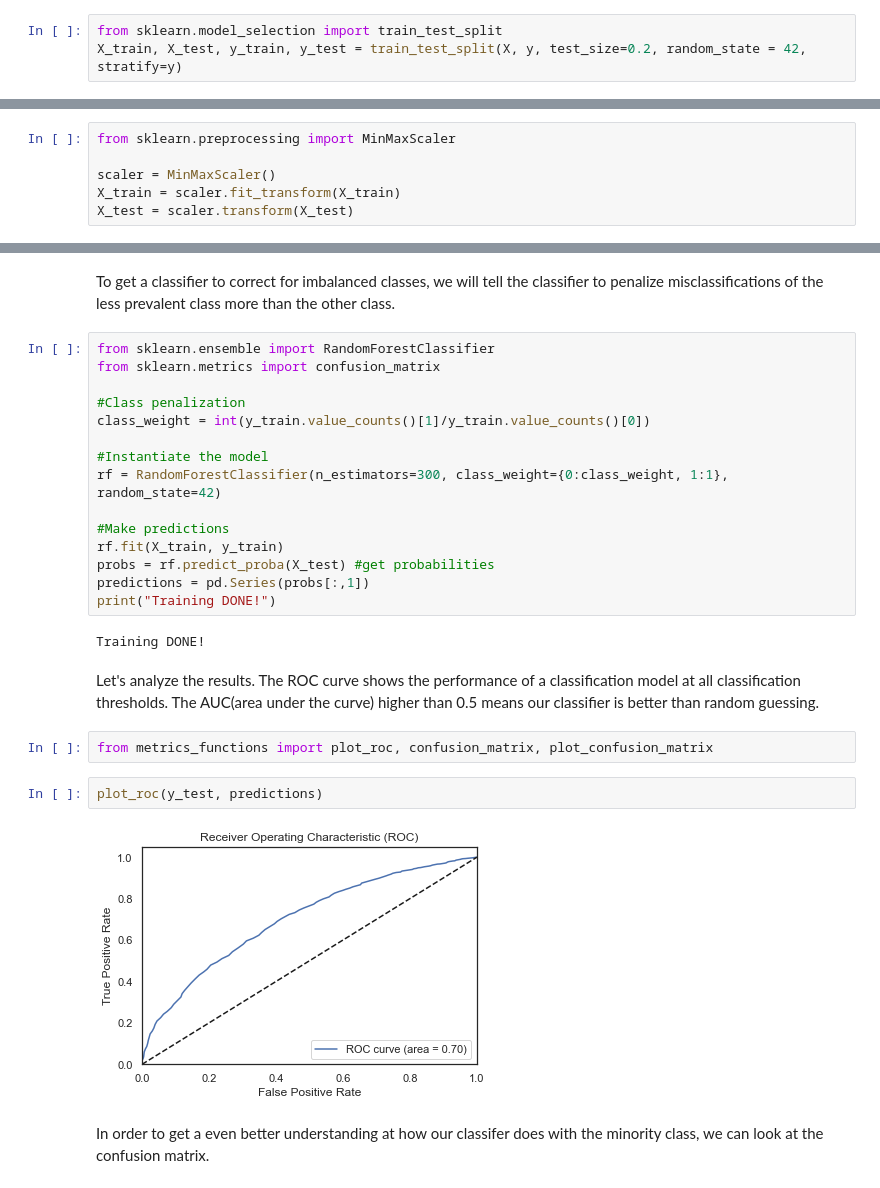
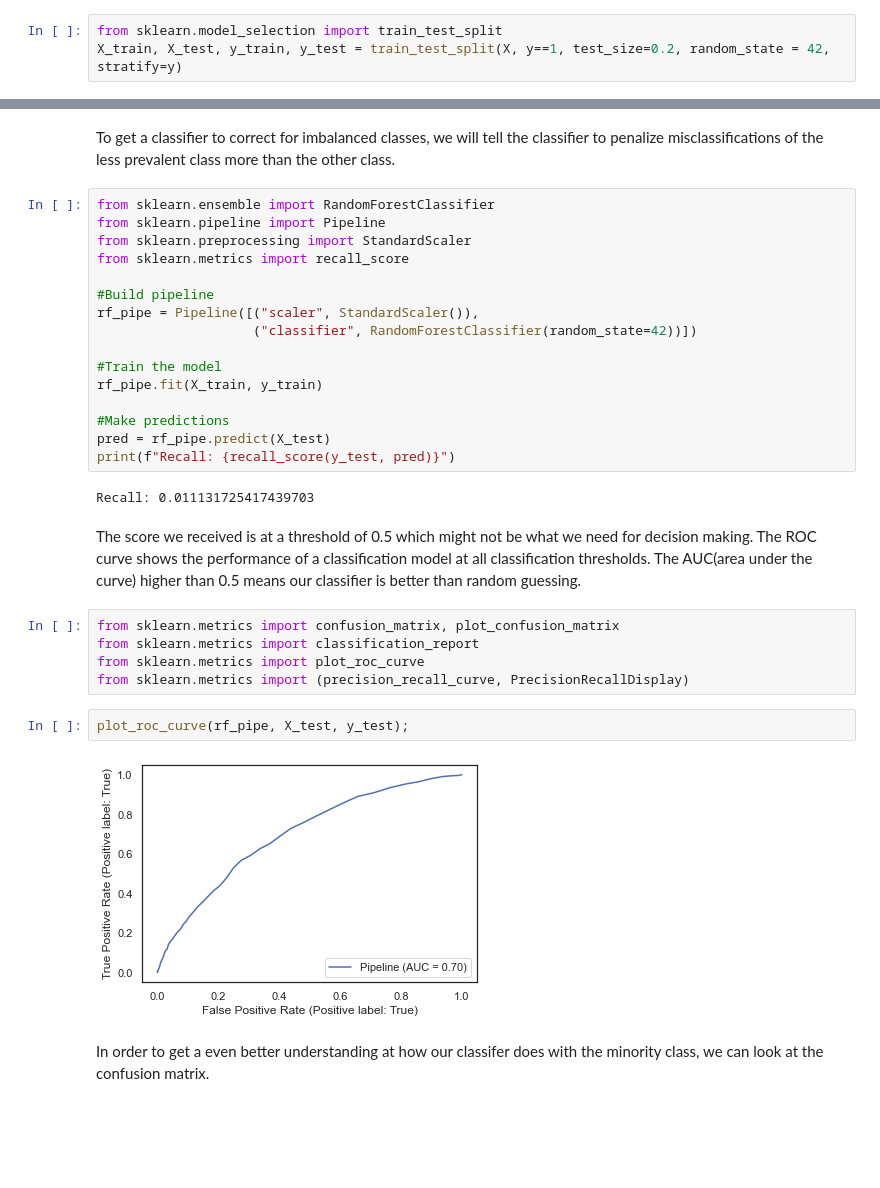
Before and after one commit to adrianstipanov/Data-Science-Projects, a Jupyter notebook: Credit risk modeling – predicting loan defaults using ML.ipynb, the cells around one changed output, grey strips where cells are left out. Cells and saved outputs as stored; diff of their text form; blank space fills up the shorter version.

Commit message:
Model improvement

```diff
--- a/Credit risk modeling – predicting loan defaults using ML.ipynb
+++ b/Credit risk modeling – predicting loan defaults using ML.ipynb
@@ -411,5 +411,5 @@ X = loans.drop("loan_status", axis=1)
 First, we will split the data into training and test sets.
 # %%
 from sklearn.model_selection import train_test_split
-X_train, X_test, y_train, y_test = train_test_split(X, y, test_size=0.2, random_state = 42, stratify=y)
+X_train, X_test, y_train, y_test = train_test_split(X, y==1, test_size=0.2, random_state = 42, stratify=y)
 # %% [markdown]
@@ -419,9 +417,3 @@ The scaler is trained on the training set alone and applied to both training and
-# %%
-from sklearn.preprocessing import MinMaxScaler
-
-scaler = MinMaxScaler()
-X_train = scaler.fit_transform(X_train)
-X_test = scaler.transform(X_test)
 # %% [markdown]
 ### Making predictions
 # %% [markdown]
@@ -452,30 +446,34 @@ In order to fit the machine learning models, we'll use the `Scikit-learn` librar
 We will use Random Forests which are able to work with nonlinear data and learn complex conditionals.
 # %% [markdown]
 To get a classifier to correct for imbalanced classes, we will tell the classifier to penalize misclassifications of the less prevalent class more than the other class.
-# %%
-from sklearn.ensemble import RandomForestClassifier
-from sklearn.metrics import confusion_matrix
-
-#Class penalization
-class_weight = int(y_train.value_counts()[1]/y_train.value_counts()[0])
-
-#Instantiate the model
-rf = RandomForestClassifier(n_estimators=300, class_weight={0:class_weight, 1:1}, random_state=42)
-
-#Make predictions
-rf.fit(X_train, y_train)
-probs = rf.predict_proba(X_test) #get probabilities
-predictions = pd.Series(probs[:,1])
-print("Training DONE!")
-# %% [output]
-Training DONE!
+# %%
+from sklearn.ensemble import RandomForestClassifier
+from sklearn.pipeline import Pipeline
+from sklearn.preprocessing import StandardScaler
+from sklearn.metrics import recall_score
+
+#Build pipeline
+rf_pipe = Pipeline([("scaler", StandardScaler()),
+                    ("classifier", RandomForestClassifier(random_state=42))])
+
+#Train the model
+rf_pipe.fit(X_train, y_train)
+
+#Make predictions
+pred = rf_pipe.predict(X_test)
+print(f"Recall: {recall_score(y_test, pred)}")
+# %% [output]
+Recall: 0.011131725417439703
 # %% [markdown]
-Let's analyze the results. The ROC curve shows the performance of a classification model at all classification thresholds. The AUC(area under the curve) higher than 0.5 means our classifier is better than random guessing.
+The score we received is at a threshold of 0.5 which might not be what we need for decision making. The ROC curve shows the performance of a classification model at all classification thresholds. The AUC(area under the curve) higher than 0.5 means our classifier is better than random guessing.
-# %%
-from metrics_functions import plot_roc, confusion_matrix, plot_confusion_matrix
-# %%
-plot_roc(y_test, predictions)
-# %% [output]
-[figure, removed]
+# %%
+from sklearn.metrics import confusion_matrix, plot_confusion_matrix
+from sklearn.metrics import classification_report
+from sklearn.metrics import plot_roc_curve
+from sklearn.metrics import (precision_recall_curve, PrecisionRecallDisplay)
+# %%
+plot_roc_curve(rf_pipe, X_test, y_test);
+# %% [output]
+[figure, added]
 # %% [markdown]
 In order to get a even better understanding at how our classifer does with the minority class, we can look at the confusion matrix.
```
Also changed, not shown: parts of 55 cells of this notebook, 3 other files.
